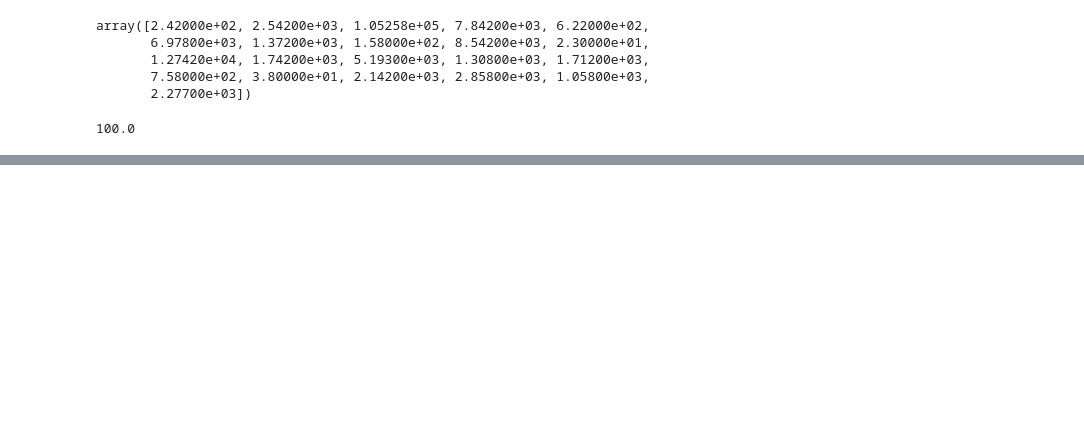
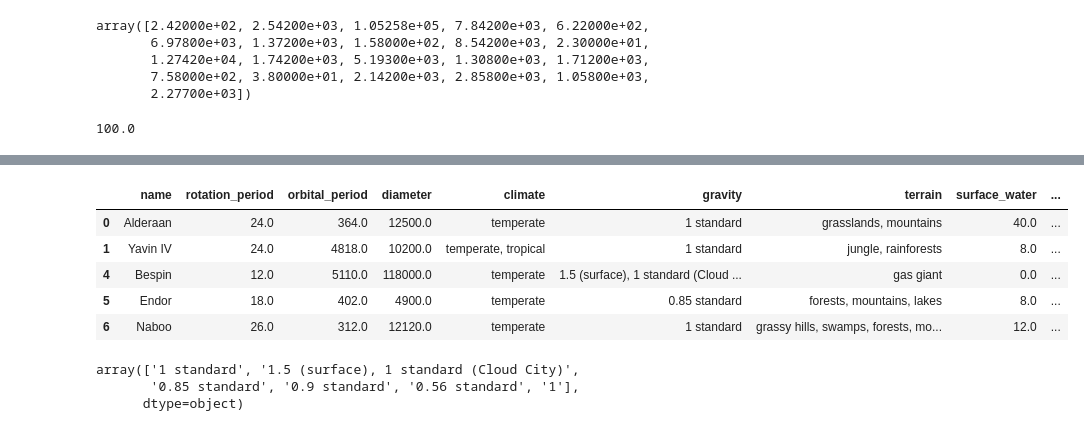
Before and after one commit to veliona/ministryofdata, a Jupyter notebook: star-wars-analysis.ipynb, the cells around one changed output, grey strips where cells are left out. Cells and saved outputs as stored; diff of their text form; code cells hidden in the pictures; blank space fills up the shorter version.

```diff
--- a/star-wars-analysis.ipynb
+++ b/star-wars-analysis.ipynb
@@ -369,0 +427,16 @@ ax.text(x=18, y=75, s='Water surface of Earth', alpha=0.7, color='black');
+# %%
+df_planets['population_diff'] = abs(df_planets['population'] - 7700000000)
+df_planets.head()
+# %% [output]
+|  | name | rotation_period | orbital_period | diameter | climate | gravity | terrain | surface_water | ... |
+| 0 | Alderaan | 24.0 | 364.0 | 12500.0 | temperate | 1 standard | grasslands, mountains | 40.0 | ... |
+| 1 | Yavin IV | 24.0 | 4818.0 | 10200.0 | temperate, tropical | 1 standard | jungle, rainforests | 8.0 | ... |
+| 4 | Bespin | 12.0 | 5110.0 | 118000.0 | temperate | 1.5 (surface), 1 standard (Cloud ... | gas giant | 0.0 | ... |
+| 5 | Endor | 18.0 | 402.0 | 4900.0 | temperate | 0.85 standard | forests, mountains, lakes | 8.0 | ... |
+| 6 | Naboo | 26.0 | 312.0 | 12120.0 | temperate | 1 standard | grassy hills, swamps, forests, mo... | 12.0 | ... |
+# %%
+df_planets['gravity'].unique()
+# %% [output]
+array(['1 standard', '1.5 (surface), 1 standard (Cloud City)',
+       '0.85 standard', '0.9 standard', '0.56 standard', '1'],
+      dtype=object)
```
Also changed, not shown: parts of 26 cells of this notebook.
